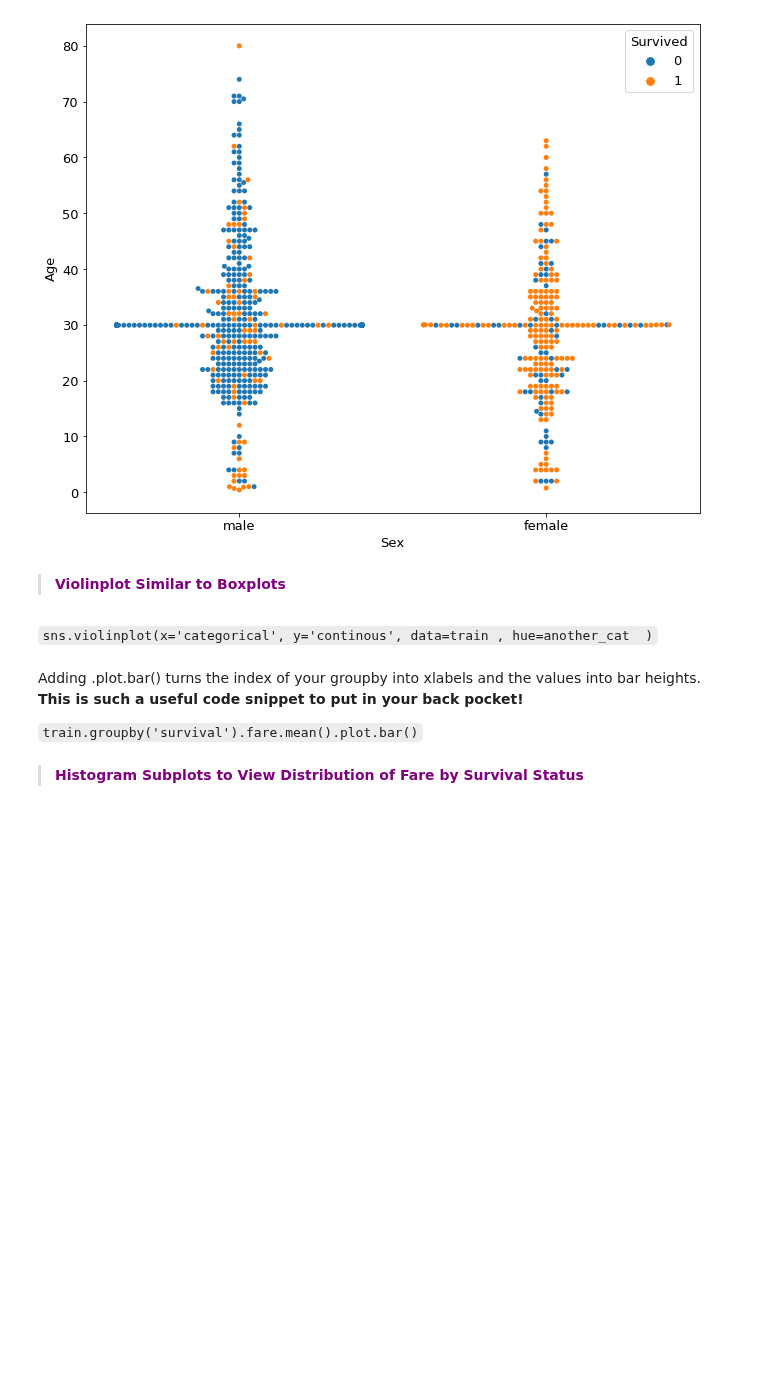
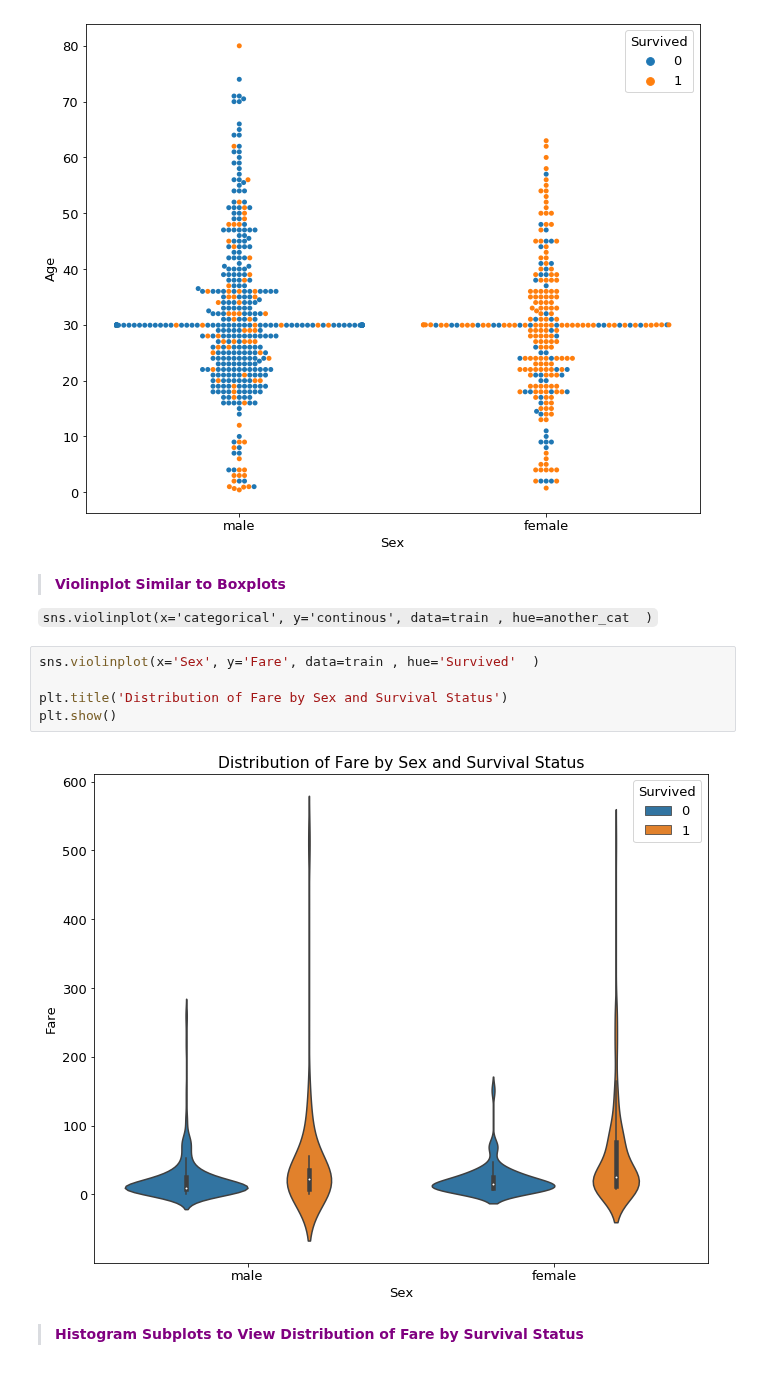
Before and after one commit to faithkane3/ds-methodologies-exercises, a Jupyter notebook: classification/classification_review.ipynb, the cells around one changed output. Drawn from its saved outputs; the diff is of its cells as text; blank space fills up the shorter version.

```diff
--- a/classification/classification_review.ipynb
+++ b/classification/classification_review.ipynb
@@ -487,12 +495,15 @@ plt.show()
 [figure]
 # %% [markdown]
 >**<font color=purple>Violinplot Similar to Boxplots</font>**
+
+`sns.violinplot(x='categorical', y='continous', data=train , hue=another_cat  )`
-# %% [markdown]
-`sns.violinplot(x='categorical', y='continous', data=train , hue=another_cat  )`
-# %% [markdown]
-Adding .plot.bar() turns the index of your groupby into xlabels and the values into bar heights. **This is such a useful code snippet to put in your back pocket!**
-
-`train.groupby('survival').fare.mean().plot.bar()`
+# %%
+sns.violinplot(x='Sex', y='Fare', data=train , hue='Survived'  )
+
+plt.title('Distribution of Fare by Sex and Survival Status')
+plt.show()
+# %% [output]
+[figure, added]
 # %% [markdown]
 >**<font color=purple>Histogram Subplots to View Distribution of Fare by Survival Status</font>**
 # %%
```
Also changed, not shown: parts of 29 cells of this notebook, 2 other files.
